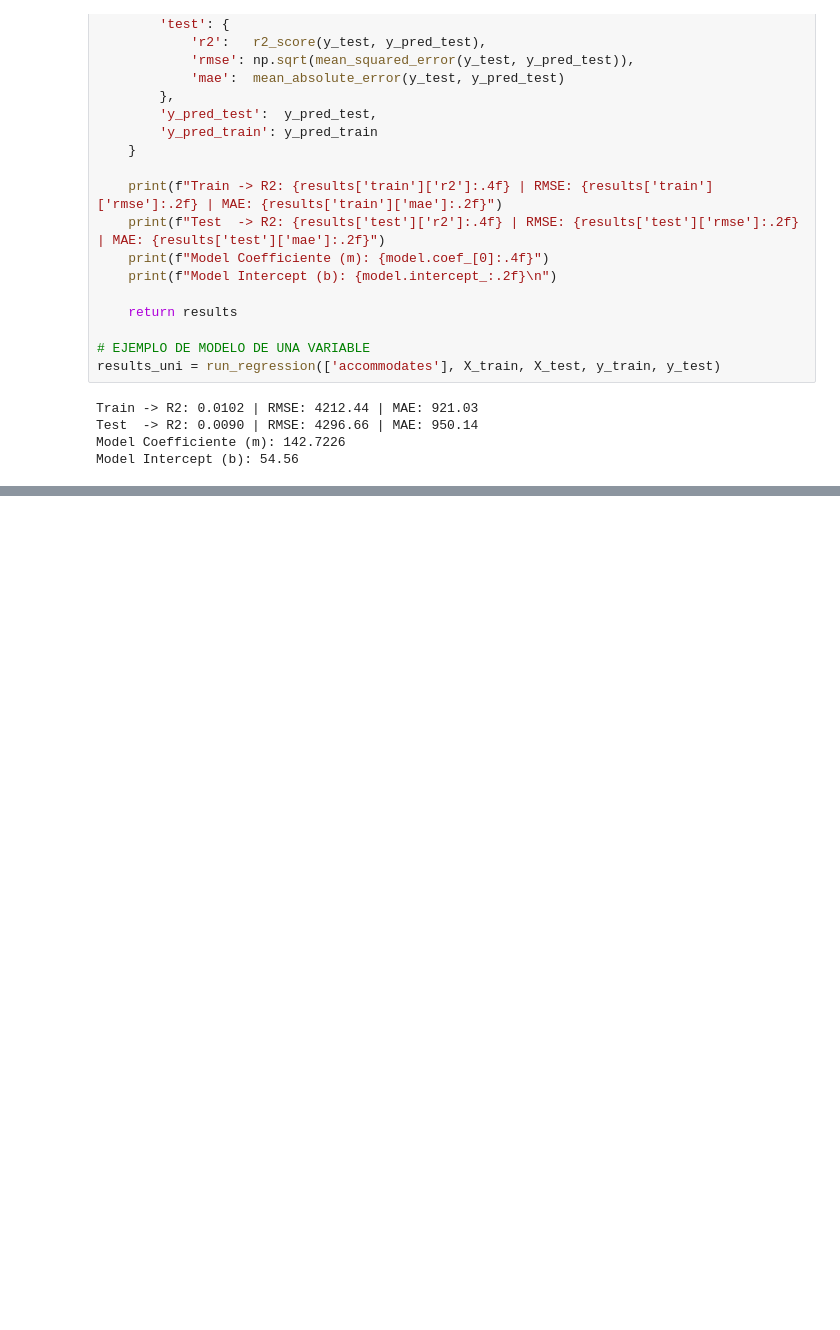
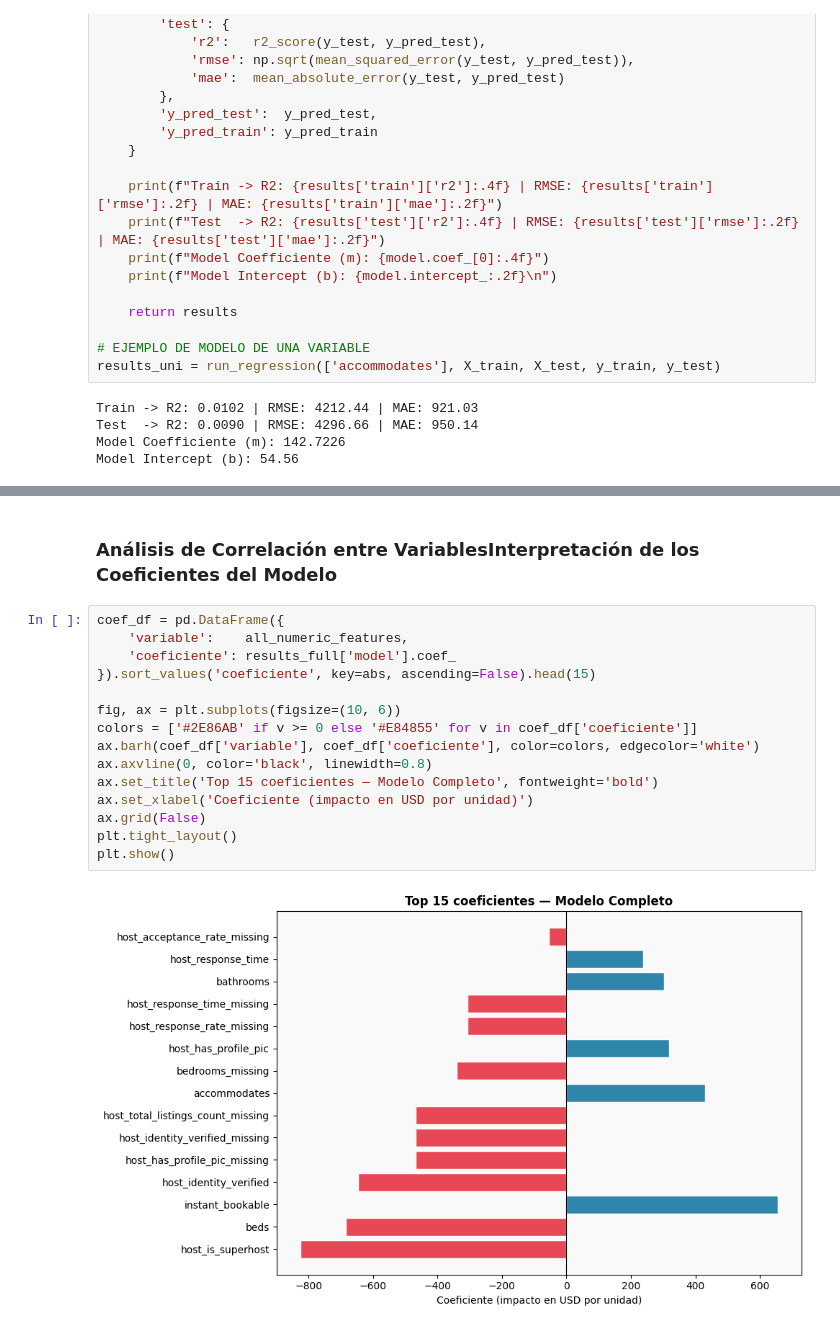
Before and after one commit to fabianpradod/lab3-mineria, a Jupyter notebook: mod/smartStay_regression.ipynb, the cells around one changed output, grey strips where cells are left out. Drawn from its saved outputs; the diff is of its cells as text; blank space fills up the shorter version.

```diff
--- a/mod/smartStay_regression.ipynb
+++ b/mod/smartStay_regression.ipynb
@@ -724,0 +832,19 @@ Model Intercept (b): 54.56
+# %% [markdown]
+### Análisis de Correlación entre VariablesInterpretación de los Coeficientes del Modelo
+# %%
+coef_df = pd.DataFrame({
+    'variable':    all_numeric_features,
+    'coeficiente': results_full['model'].coef_
+}).sort_values('coeficiente', key=abs, ascending=False).head(15)
+
+fig, ax = plt.subplots(figsize=(10, 6))
+colors = ['#2E86AB' if v >= 0 else '#E84855' for v in coef_df['coeficiente']]
+ax.barh(coef_df['variable'], coef_df['coeficiente'], color=colors, edgecolor='white')
+ax.axvline(0, color='black', linewidth=0.8)
+ax.set_title('Top 15 coeficientes — Modelo Completo', fontweight='bold')
+ax.set_xlabel('Coeficiente (impacto en USD por unidad)')
+ax.grid(False)
+plt.tight_layout()
+plt.show()
+# %% [output]
+[figure, added]
```
Also changed, not shown: parts of 23 cells of this notebook.
